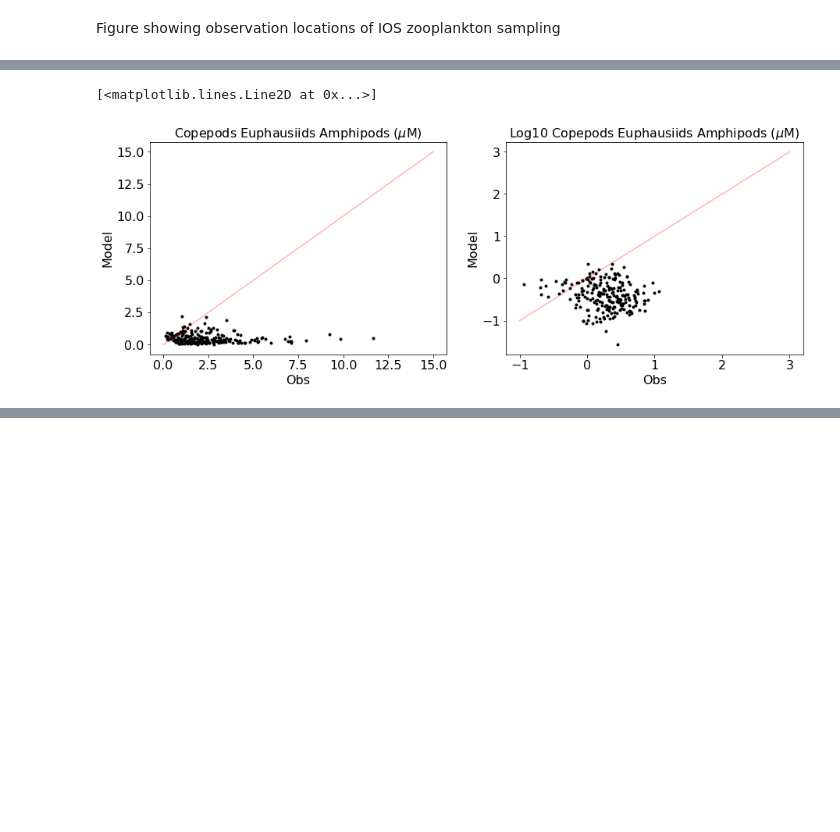
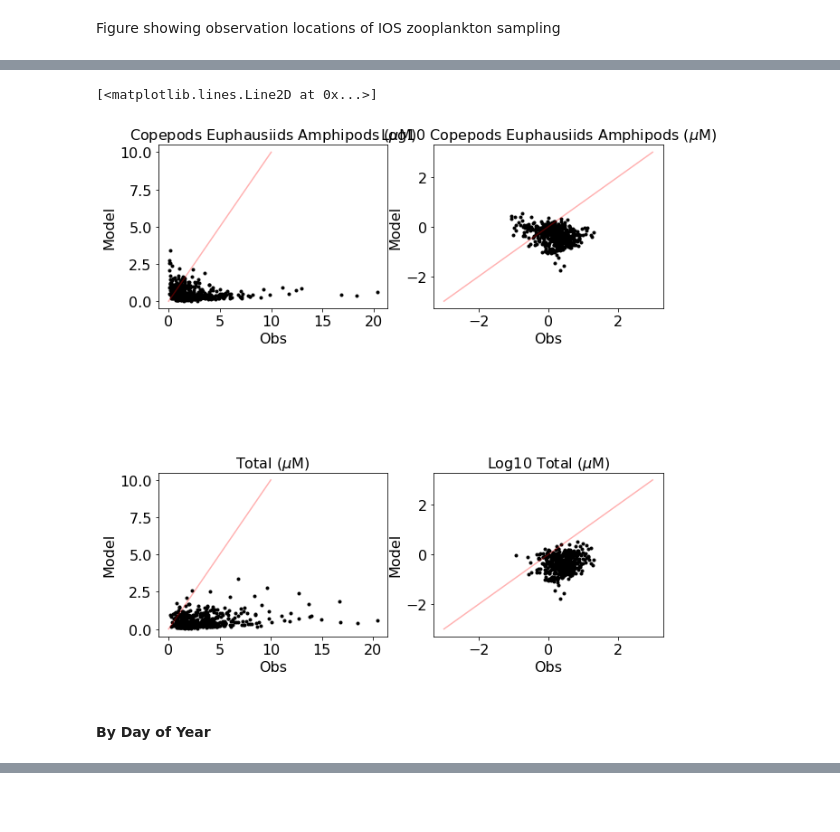
Before and after one commit to SalishSeaCast/analysis-karyn, a Jupyter notebook: notebooks/plotExamples/LoadZoop_ModelObsExplore.ipynb, the cells around one changed output, grey strips where cells are left out. Cells and saved outputs as stored; diff of their text form; code cells hidden in the pictures; blank space fills up the shorter version.

```diff
--- a/notebooks/plotExamples/LoadZoop_ModelObsExplore.ipynb
+++ b/notebooks/plotExamples/LoadZoop_ModelObsExplore.ipynb
@@ -299,8 +299,8 @@ masked_array(data=[[ 1.00000115,  1.00000501,  1.00001253,  1.00002718,
        fill_value=1e+20)
 # %%
 fdict={'ptrc_T':1,'grid_T':1}
-start_date = dt.datetime(2015,3,1)
-end_date = dt.datetime(2015,6,30)
+start_date = dt.datetime(2014,1,1)
+end_date = dt.datetime(2016,12,31)
 flen=1 # number of days per model output file. always 1 for 201905 and 201812 model runs
 namfmt='nowcast' # for 201905 and 201812 model runs, this should always be 'nowcast'
 # filemap is dictionary of the form variableName: fileType, where variableName is the name
@@ -398,6 +398,17 @@ with nc.Dataset('/ocean/ksuchy/MOAD/NEMO-forcing/grid/bathymetry_201702.nc') as
     bathylon=np.copy(bathy.variables['nav_lon'][:,:])
     bathylat=np.copy(bathy.variables['nav_lat'][:,:])
     bathyZ=np.copy(bathy.variables['Bathymetry'][:,:])
+# %%
+data['L10Amphipoda']=logt(data['Amphipoda'])
+data['L10Decapoda']=logt(data['Decapoda'])
+data['L10Euphausiacea']=logt(data['Euphausiacea'])
+data['L10Calanoida']=logt(data['Calanoida'])
+data['L10Cyclopoida']=logt(data['Cyclopoida'])
+data['L10Poecilostomatoida']=logt(data['Poecilostomatoida'])
+data['L10Copelata']=logt(data['Copelata'])
+data['L10Harpacticoida']=logt(data['Harpacticoida'])
+data['L10mod_mesozooplankton']=logt(data['mod_mesozooplankton'])
+data['L10mod_microzooplankton']=logt(data['mod_microzooplankton'])
 # %% [markdown]
 Figure showing observation locations of IOS zooplankton sampling
 # %%
@@ -443,18 +481,30 @@ def logt(x):
 # %%
-fig,ax=plt.subplots(1,2,figsize=(15,5))
-fig.subplots_adjust(hspace=.5)
+fig,ax=plt.subplots(2,2,figsize=(10,10))
+fig.subplots_adjust(hspace=1)
 ax=ax.flatten()
 ax[0].plot(data['Calanoida']+data['Euphausiacea']+data['Amphipoda'],data['mod_mesozooplankton'],'k.')
 ax[0].set_title('Copepods Euphausiids Amphipods ($\mu$M)')
 ax[0].set_xlabel('Obs')
 ax[0].set_ylabel('Model')
-ax[0].plot((0,15),(0,15),'r-',alpha=.3)
+ax[0].plot((0,10),(0,10),'r-',alpha=.3)
 
 ax[1].plot(logt(data['Calanoida']+data['Euphausiacea']+data['Amphipoda']),logt(data['mod_mesozooplankton']),'k.')
 ax[1].set_title('Log10 Copepods Euphausiids Amphipods ($\mu$M)')
 ax[1].set_xlabel('Obs')
 ax[1].set_ylabel('Model')
-ax[1].plot((-1,3),(-1,3),'r-',alpha=.3)
+ax[1].plot((-3,3),(-3,3),'r-',alpha=.3)
+
+ax[2].plot(data['Calanoida']+data['Euphausiacea']+data['Amphipoda']+data['Decapoda']+data['Copelata'],data['mod_mesozooplankton'],'k.')
+ax[2].set_title('Total ($\mu$M)')
+ax[2].set_xlabel('Obs')
+ax[2].set_ylabel('Model')
+ax[2].plot((0,10),(0,10),'r-',alpha=.3)
+
+ax[3].plot(logt(data['Calanoida']+data['Euphausiacea']+data['Amphipoda']+data['Decapoda']+data['Copelata']),logt(data['mod_mesozooplankton']),'k.')
+ax[3].set_title('Log10 Total ($\mu$M)')
+ax[3].set_xlabel('Obs')
+ax[3].set_ylabel('Model')
+ax[3].plot((-3,3),(-3,3),'r-',alpha=.3)
 # %% [output]
 [<matplotlib.lines.Line2D at 0x...>]
-[figure, old version]
+[figure, new version]
@@ -460,0 +528,2 @@ ax[1].plot((-1,3),(-1,3),'r-',alpha=.3)
+# %% [markdown]
+#### By Day of Year
```
Also changed, not shown: parts of 33 cells of this notebook.
